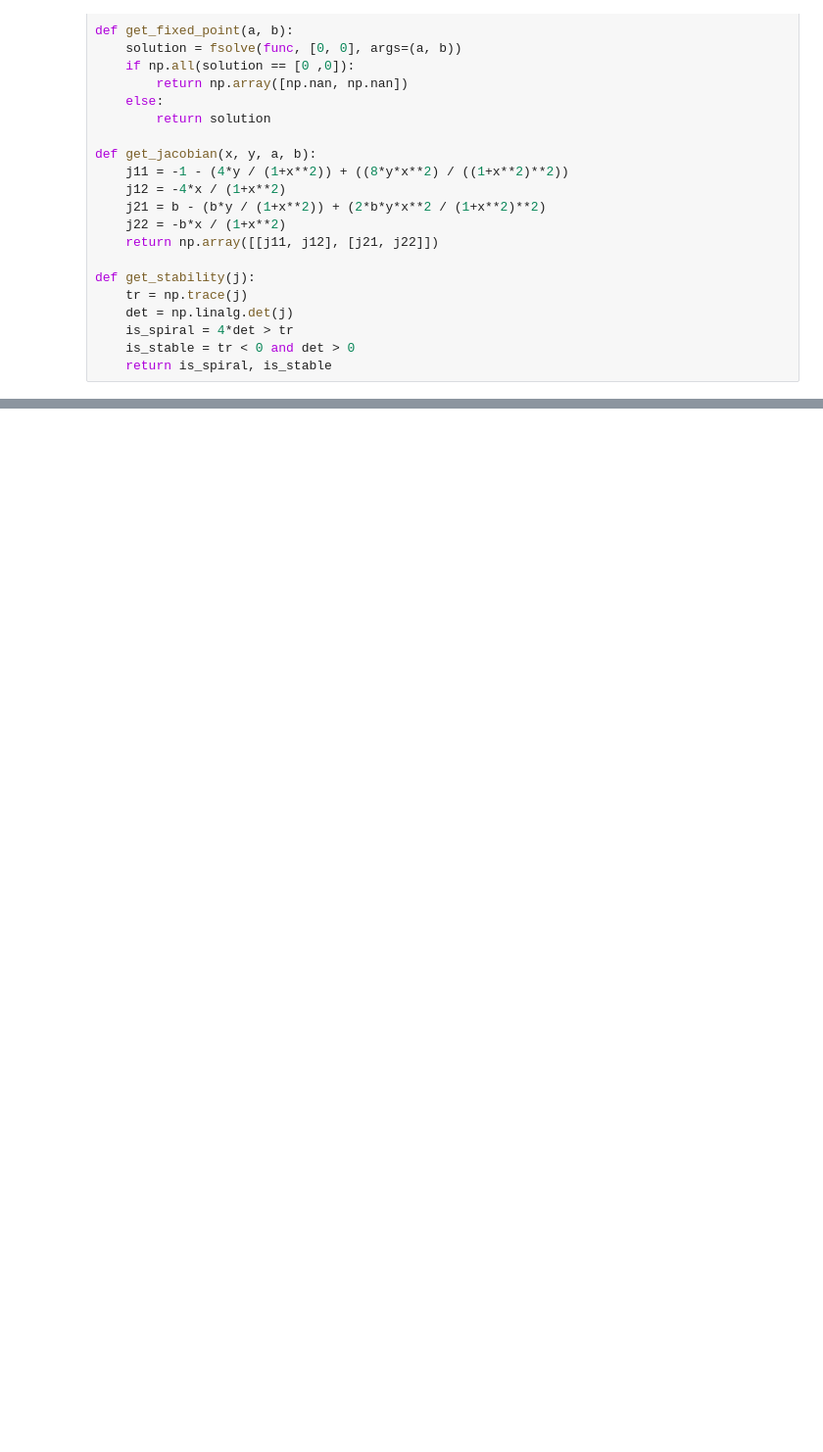
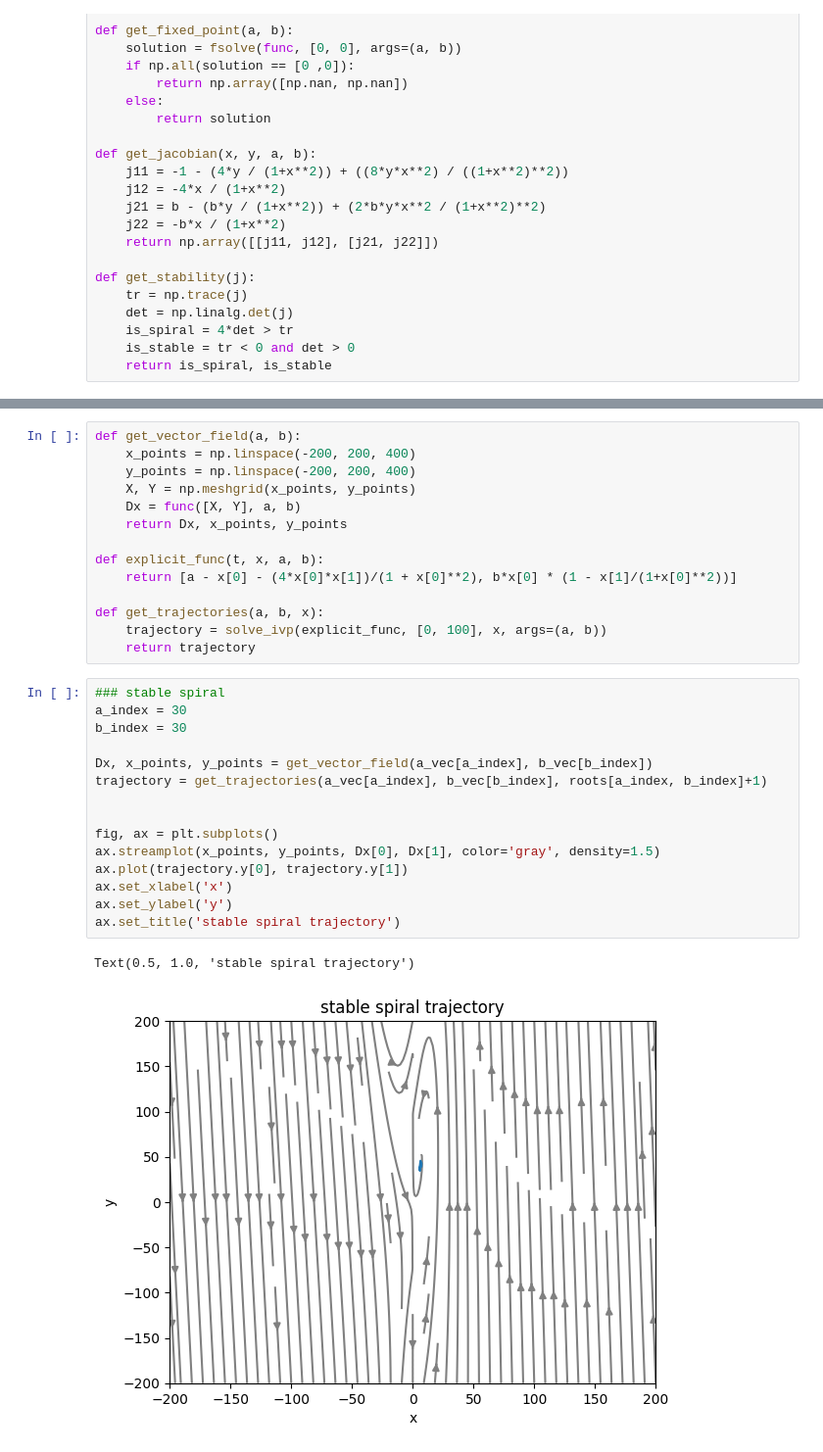
Before and after one commit to WeiLuya/mae119_code, a Jupyter notebook: Q5.ipynb, the cells around one changed output, grey strips where cells are left out. Shown: that part at 98% size. Drawn from its saved outputs; the diff is of its cells as text; blank space fills up the shorter version.

```diff
--- a/Q5.ipynb
+++ b/Q5.ipynb
@@ -73,0 +81,32 @@ ax.set_ylim([0, 50])
+# %%
+def get_vector_field(a, b):
+    x_points = np.linspace(-200, 200, 400)
+    y_points = np.linspace(-200, 200, 400)
+    X, Y = np.meshgrid(x_points, y_points)
+    Dx = func([X, Y], a, b)
+    return Dx, x_points, y_points
+
+def explicit_func(t, x, a, b):
+    return [a - x[0] - (4*x[0]*x[1])/(1 + x[0]**2), b*x[0] * (1 - x[1]/(1+x[0]**2))]
+
+def get_trajectories(a, b, x):
+    trajectory = solve_ivp(explicit_func, [0, 100], x, args=(a, b))
+    return trajectory
+# %%
+### stable spiral
+a_index = 30
+b_index = 30
+
+Dx, x_points, y_points = get_vector_field(a_vec[a_index], b_vec[b_index])
+trajectory = get_trajectories(a_vec[a_index], b_vec[b_index], roots[a_index, b_index]+1)
+
+
+fig, ax = plt.subplots()
+ax.streamplot(x_points, y_points, Dx[0], Dx[1], color='gray', density=1.5)
+ax.plot(trajectory.y[0], trajectory.y[1])
+ax.set_xlabel('x')
+ax.set_ylabel('y')
+ax.set_title('stable spiral trajectory')
+# %% [output]
+Text(0.5, 1.0, 'stable spiral trajectory')
+[figure, added]
```
Also changed, not shown: parts of 4 cells of this notebook.
